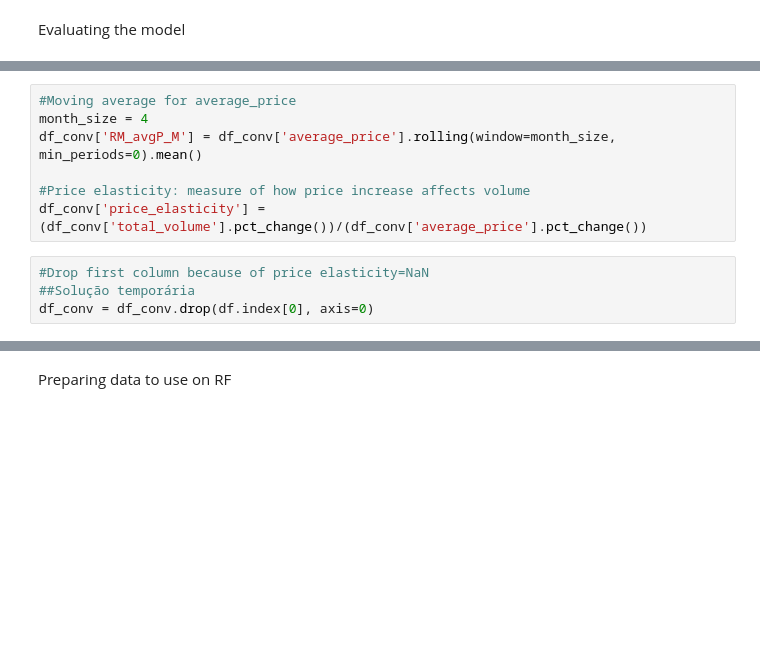
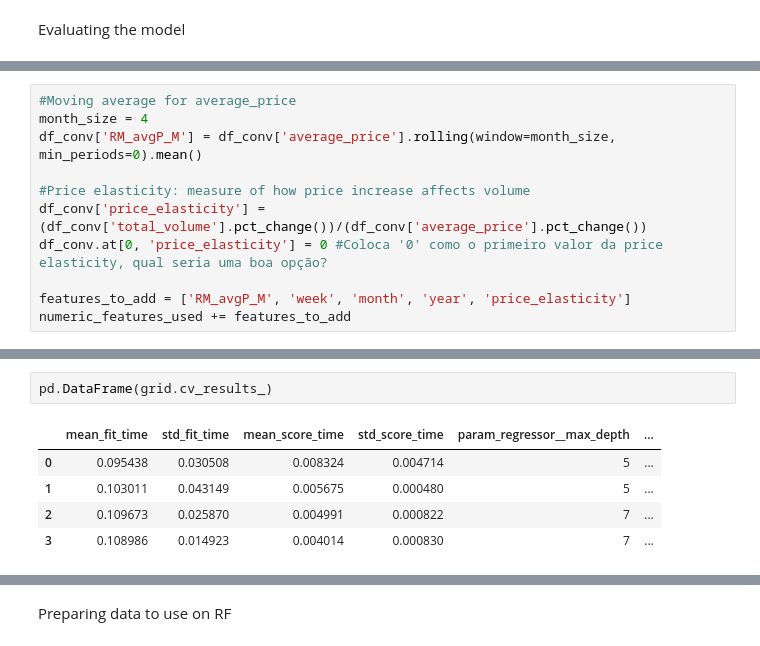
Before and after one commit to marcelomoraiscloser/apple_price, a Jupyter notebook: ApplePricePredictor.ipynb, the cells around one changed output, grey strips where cells are left out. Cells and saved outputs as stored; diff of their text form; blank space fills up the shorter version.

```diff
--- a/ApplePricePredictor.ipynb
+++ b/ApplePricePredictor.ipynb
@@ -299,7 +332,7 @@ df_conv['RM_avgP_M'] = df_conv['average_price'].rolling(window=month_size, min_p
 
 #Price elasticity: measure of how price increase affects volume
 df_conv['price_elasticity'] = (df_conv['total_volume'].pct_change())/(df_conv['average_price'].pct_change())
+df_conv.at[0, 'price_elasticity'] = 0 #Coloca '0' como o primeiro valor da price elasticity, qual seria uma boa opção?
+
+features_to_add = ['RM_avgP_M', 'week', 'month', 'year', 'price_elasticity']
+numeric_features_used += features_to_add
-# %%
-#Drop first column because of price elasticity=NaN
-##Solução temporária
-df_conv = df_conv.drop(df.index[0], axis=0)
@@ -305,0 +441,8 @@ df_conv = df_conv.drop(df.index[0], axis=0)
+# %%
+pd.DataFrame(grid.cv_results_)
+# %% [output]
+|  | mean_fit_time | std_fit_time | mean_score_time | std_score_time | param_regressor__max_depth | ... |
+| 0 | 0.095438 | 0.030508 | 0.008324 | 0.004714 | 5 | ... |
+| 1 | 0.103011 | 0.043149 | 0.005675 | 0.000480 | 5 | ... |
+| 2 | 0.109673 | 0.025870 | 0.004991 | 0.000822 | 7 | ... |
+| 3 | 0.108986 | 0.014923 | 0.004014 | 0.000830 | 7 | ... |
```
Also changed, not shown: parts of 25 cells of this notebook.
